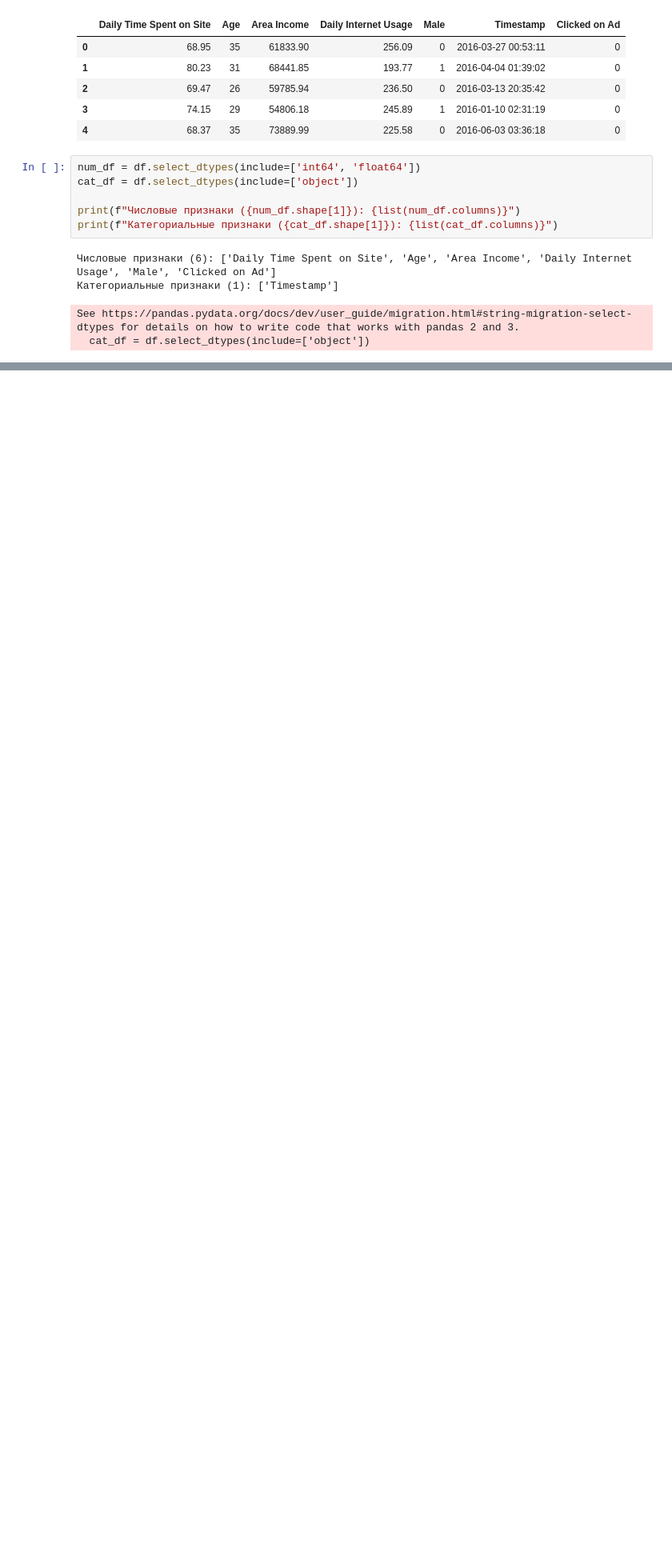
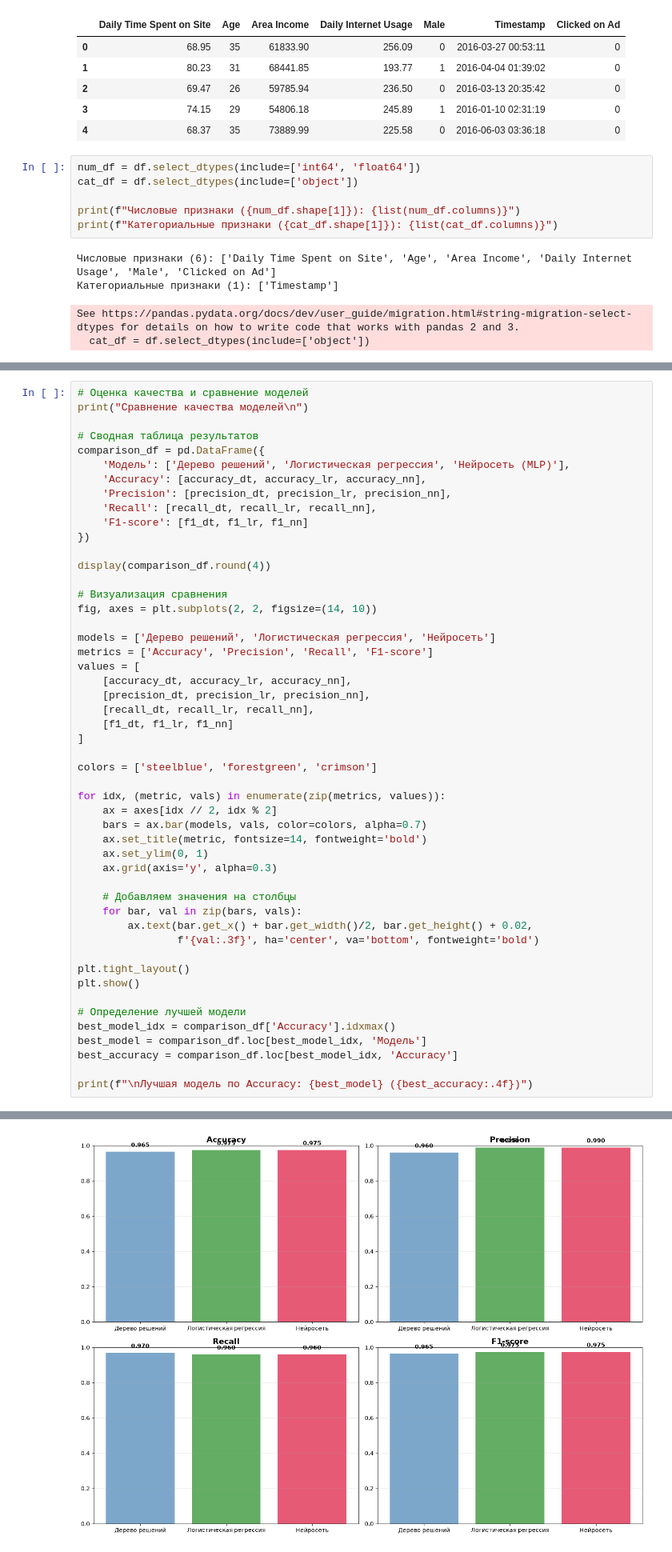
Before and after one commit to ilnikola07/Python, a Jupyter notebook: course/main.ipynb, the cells around one changed output, grey strips where cells are left out. Shown at 80% size. Drawn from its saved outputs; the diff is of its cells as text; blank space fills up the shorter version.

```diff
--- a/course/main.ipynb
+++ b/course/main.ipynb
@@ -199,0 +427,51 @@ KeyError: 'Timestamp'
+# %%
+# Оценка качества и сравнение моделей
+print("Сравнение качества моделей\n")
+
+# Сводная таблица результатов
+comparison_df = pd.DataFrame({
+    'Модель': ['Дерево решений', 'Логистическая регрессия', 'Нейросеть (MLP)'],
+    'Accuracy': [accuracy_dt, accuracy_lr, accuracy_nn],
+    'Precision': [precision_dt, precision_lr, precision_nn],
+    'Recall': [recall_dt, recall_lr, recall_nn],
+    'F1-score': [f1_dt, f1_lr, f1_nn]
+})
+
+display(comparison_df.round(4))
+
+# Визуализация сравнения
+fig, axes = plt.subplots(2, 2, figsize=(14, 10))
+
+models = ['Дерево решений', 'Логистическая регрессия', 'Нейросеть']
+metrics = ['Accuracy', 'Precision', 'Recall', 'F1-score']
+values = [
+    [accuracy_dt, accuracy_lr, accuracy_nn],
+    [precision_dt, precision_lr, precision_nn],
+    [recall_dt, recall_lr, recall_nn],
+    [f1_dt, f1_lr, f1_nn]
+]
+
+colors = ['steelblue', 'forestgreen', 'crimson']
+
+for idx, (metric, vals) in enumerate(zip(metrics, values)):
+    ax = axes[idx // 2, idx % 2]
+    bars = ax.bar(models, vals, color=colors, alpha=0.7)
+    ax.set_title(metric, fontsize=14, fontweight='bold')
+    ax.set_ylim(0, 1)
+    ax.grid(axis='y', alpha=0.3)
+
+    # Добавляем значения на столбцы
+    for bar, val in zip(bars, vals):
+        ax.text(bar.get_x() + bar.get_width()/2, bar.get_height() + 0.02,
+                f'{val:.3f}', ha='center', va='bottom', fontweight='bold')
+
+plt.tight_layout()
+plt.show()
+
+# Определение лучшей модели
+best_model_idx = comparison_df['Accuracy'].idxmax()
+best_model = comparison_df.loc[best_model_idx, 'Модель']
+best_accuracy = comparison_df.loc[best_model_idx, 'Accuracy']
+
+print(f"\nЛучшая модель по Accuracy: {best_model} ({best_accuracy:.4f})")
+# %% [output]
@@ -199,0 +483 @@ KeyError: 'Timestamp'
+[figure, added]
```
Also changed, not shown: parts of 9 cells of this notebook.
